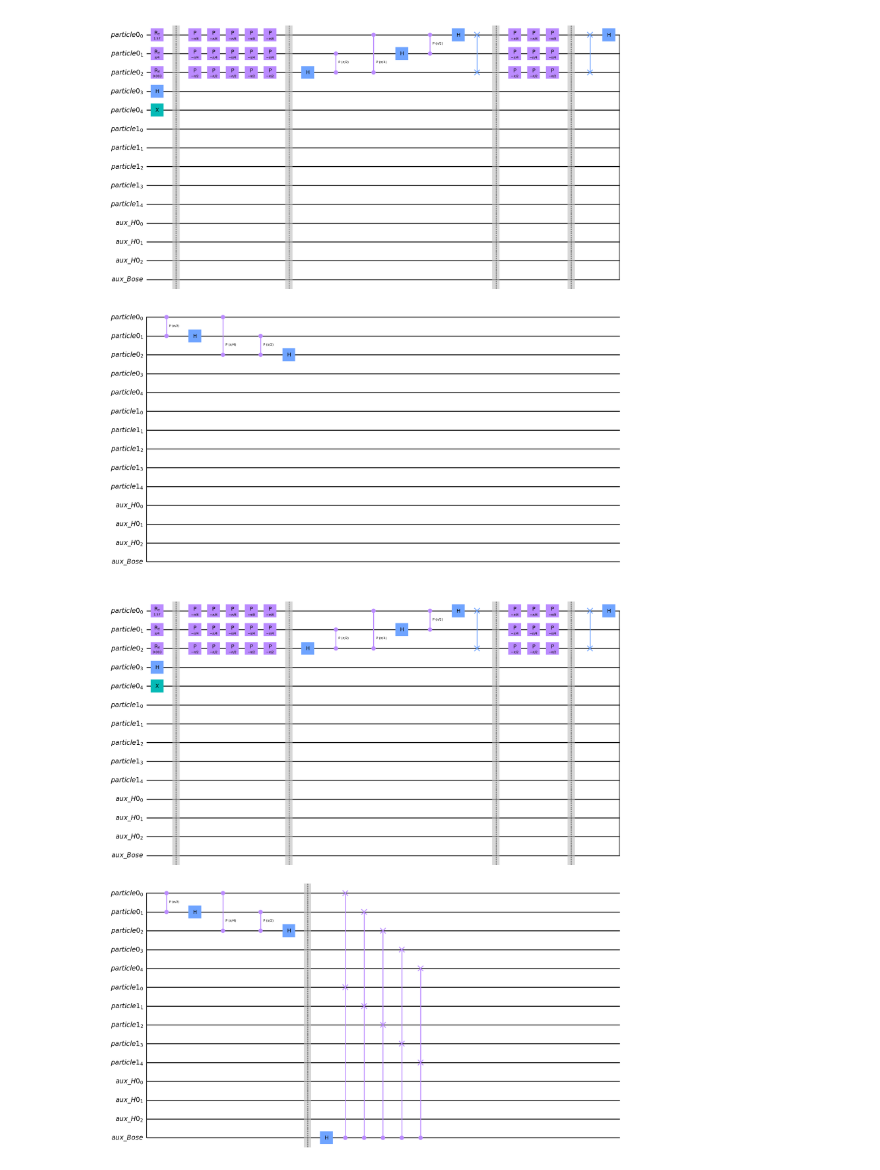
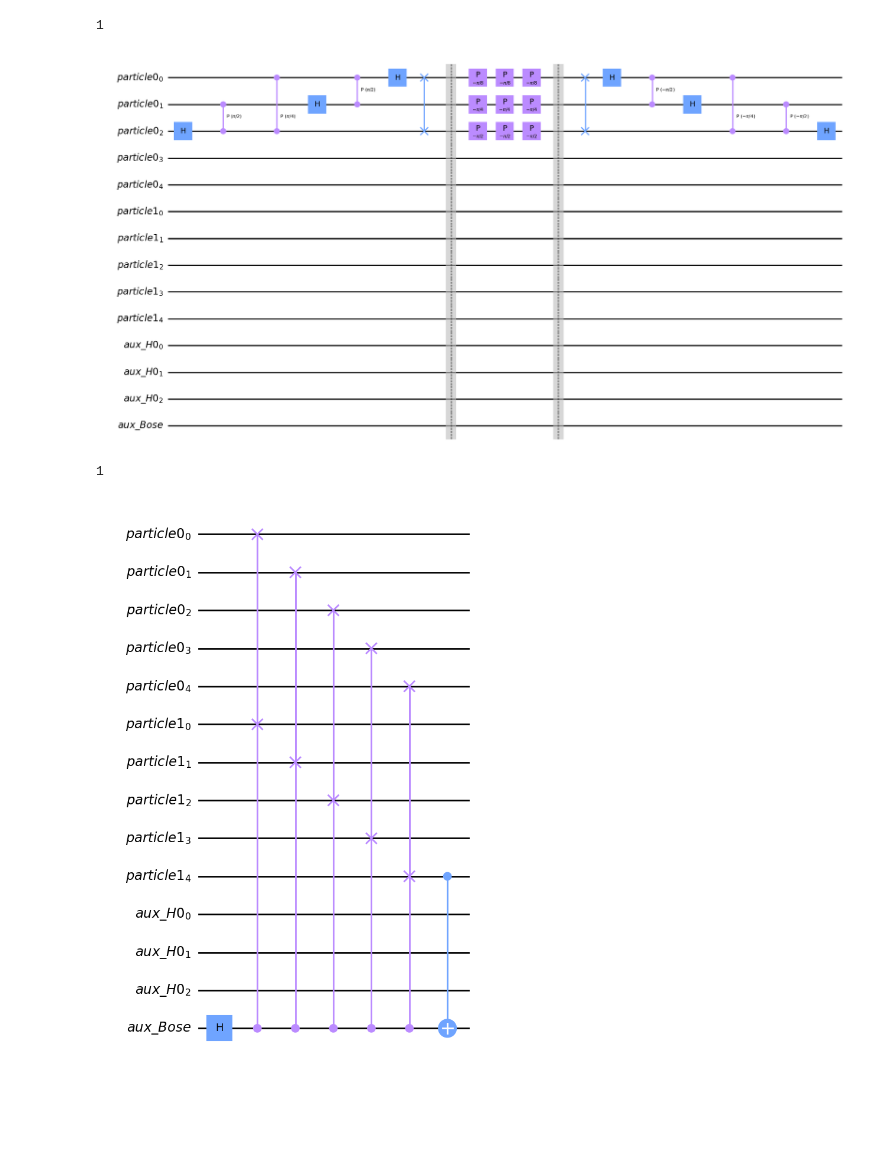
Before and after one commit to UTokyo-ICEPP/single-particle-qft, a Jupyter notebook: qsp/qc_single_particle.ipynb, the cells around one changed output. Saved outputs shown, nothing was run; the diff lists cells and outputs as text; code cells hidden in the pictures; blank space fills up the shorter version.

```diff
--- a/qsp/qc_single_particle.ipynb
+++ b/qsp/qc_single_particle.ipynb
@@ -24,5 +28,7 @@ delta_0 = tau_0 /  M_step
 # %%
-def init(M, N_abs, N): # initialize circuit
+def init(M, N_abs, d): # initialize circuit
+    N = N_abs * d + d + 1
+    print(d)
     particle_registers = []
     for i in range(M):
         particle_registers.append(QuantumRegister(N, name = f'particle{i}'))
@@ -31,6 +37,6 @@ def init(M, N_abs, N): # initialize circuit
     circuit = QuantumCircuit(*particle_registers, ancilla_register_h0, ancilla_register_symm)
     return circuit, particle_registers, ancilla_register_h0, ancilla_register_symm
 
-circuit, particle_regs, anc_reg_h0, anc_reg_symm = init(M, N_abs, N)
+circuit, particle_regs, anc_reg_h0, anc_reg_symm = init(M, N_abs, d)
 circuit.draw('mpl')
 # %% [output]
@@ -53,7 +66,7 @@ circuit.draw('mpl')
 # circuit.draw('mpl') # 1つのparticleに対して下位 L* d ビットが運動量の大きさ、次のdビットが符号、最後1ビットがoccupancy
 # %%
 #### A. Initial State Preparation ####
-circuit, particle_regs, anc_reg_h0, anc_reg_symm = init(M, N_abs, N)
+circuit, particle_regs, anc_reg_h0, anc_reg_symm = init(M, N_abs, d)
 ## 初期状態において, 粒子がある量子レジスタのインデックスのリストを用意する
 ## 第0量子レジスタに粒子があると仮定
 # reg_list = [1]
@@ -72,6 +86,7 @@ circuit.draw('mpl')
 [figure]
 # %%
 circuit.barrier()
+circuit, particle_regs, anc_reg_h0, anc_reg_symm = init(M, N_abs, d)
 ## 波束の位置空間の重心 xbar を並進移動させる
 pos_trans_mat = np.zeros((n, d))
 pos_trans_mat[0][0] = 5 # 第0量子レジスタの第0次元に存在する粒子を5マス移動
@@ -99,5 +115,6 @@ circuit.draw('mpl')
 # %%
 circuit.barrier()
+circuit, particle_regs, anc_reg_h0, anc_reg_symm = init(M, N_abs, d)
 ## 上のセルと同様に, 運動量空間の重心 pbar も並進移動させる
 ## QFTを使うだけでやり方は全く同じ（はず）
 
@@ -142,29 +159,33 @@ for ireg in range(n):
             for ictrl in range(iqubit):
                 power = ictrl - iqubit - 1 + N_abs
                 phi = (2 ** power) * 2. * np.pi / (2 ** N_abs)
-                circuit.cp(phi, particle_regs[ireg][ictrl], particle_regs[ireg][iqubit])
+                circuit.cp(- phi, particle_regs[ireg][ictrl], particle_regs[ireg][iqubit])
             circuit.h(particle_regs[ireg][iqubit])
             # circuit.barrier()
 
 circuit.draw('mpl')
 # %% [output]
+1
-[figure, old version]
+[figure, new version]
 # %%
 circuit.barrier()
+circuit, particle_regs, anc_reg_h0, anc_reg_symm = init(M, N_abs, d)
 ## Bose symmetrization
 # n, Mに応じて改訂する必要あり
 circuit.h(anc_reg_symm[0])
 for ireg in range(M):
     for jreg in range(M):
         for iqubit in range(N):
             if ireg > jreg:
                 circuit.cswap(anc_reg_symm[0], particle_regs[ireg][iqubit], particle_regs[jreg][iqubit])
 # circuit.x(anc_reg_symm[0]) # anc_reg_symm[0]を制御ビットとしてanc_reg_symm[0]を標的ビットにすることはできない？
-# そもそもuncomputeする必要はある？
+
+circuit.cx(particle_regs[1][N - 1], anc_reg_symm)
 
 circuit.draw('mpl')
 # %% [output]
+1
-[figure, old version]
+[figure, new version]
 # %%
 #### B. Time Evolution ####
 ## Free Hamiltonian ##
```
Also changed, not shown: parts of 14 cells of this notebook.
